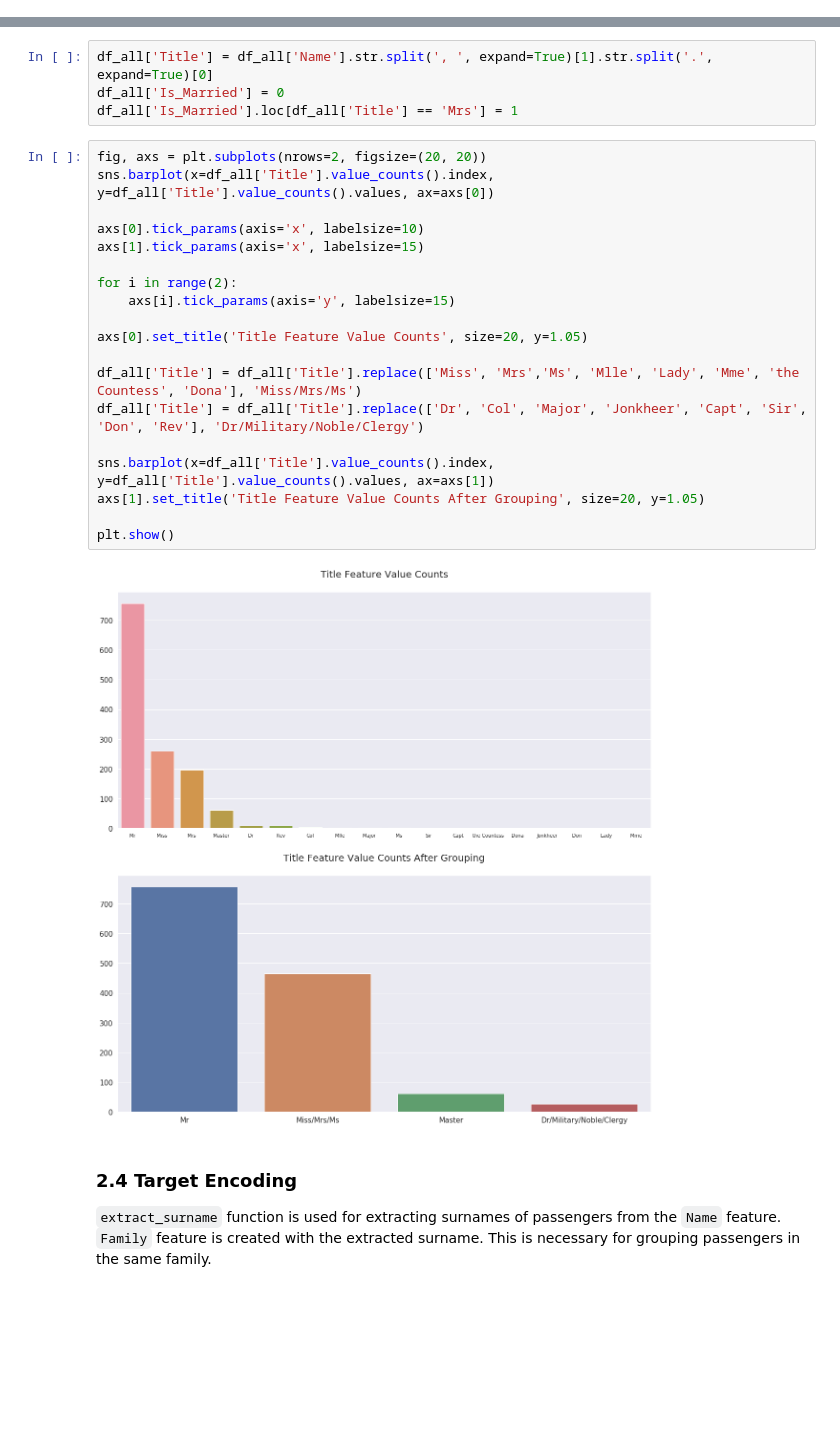
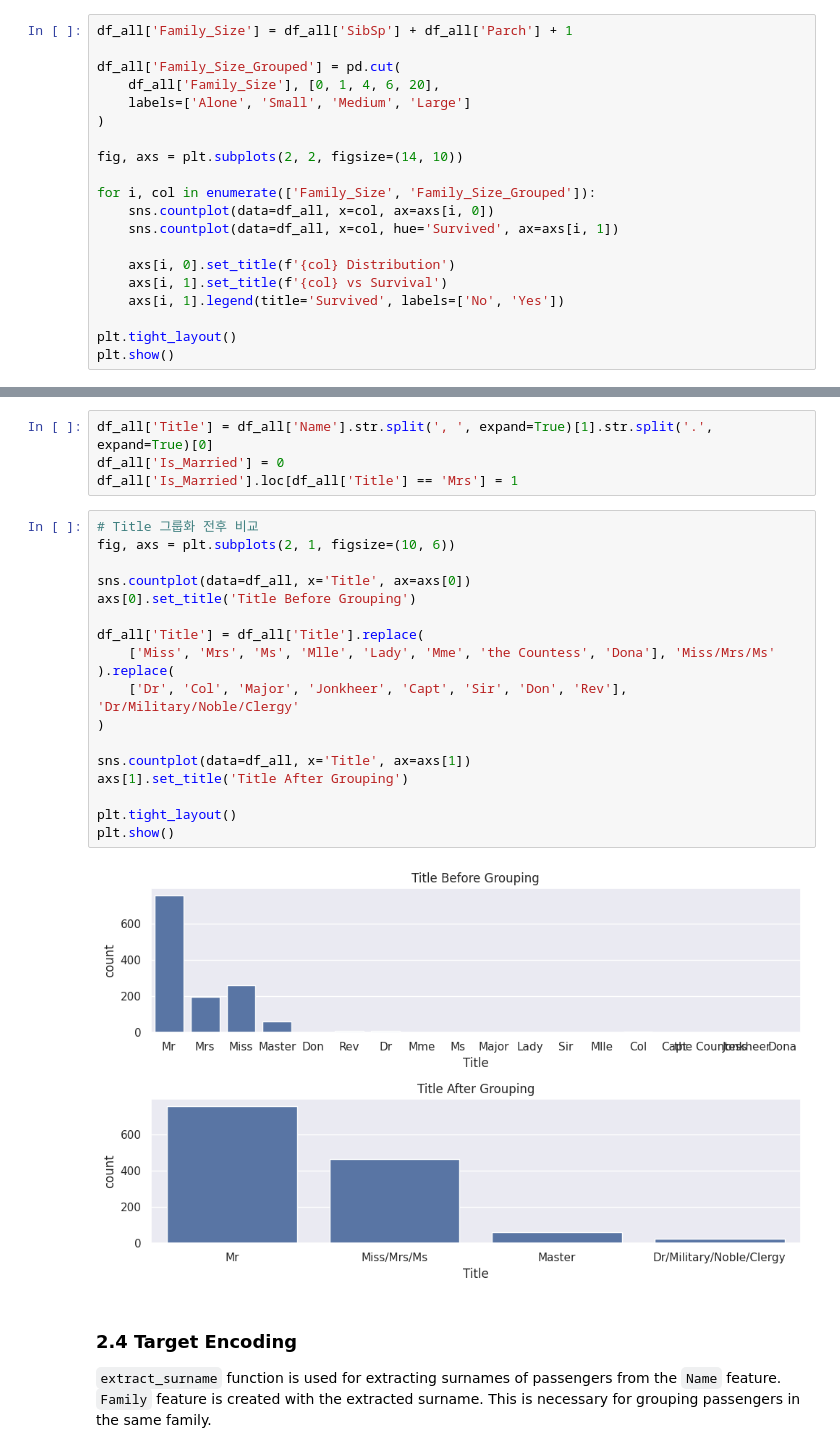
Before and after one commit to ancestor9/Scikit-learn-model-selection-evaluation, a Jupyter notebook: python for data analysis/titanic_advanced_feature_engineering_tutorial.ipynb, the cells around one changed output, grey strips where cells are left out. Drawn from its saved outputs; the diff is of its cells as text; blank space fills up the shorter version.

```diff
--- a/python for data analysis/titanic_advanced_feature_engineering_tutorial.ipynb
+++ b/python for data analysis/titanic_advanced_feature_engineering_tutorial.ipynb
@@ -713,0 +600,20 @@ plt.show()
+# %%
+df_all['Family_Size'] = df_all['SibSp'] + df_all['Parch'] + 1
+
+df_all['Family_Size_Grouped'] = pd.cut(
+    df_all['Family_Size'], [0, 1, 4, 6, 20],
+    labels=['Alone', 'Small', 'Medium', 'Large']
+)
+
+fig, axs = plt.subplots(2, 2, figsize=(14, 10))
+
+for i, col in enumerate(['Family_Size', 'Family_Size_Grouped']):
+    sns.countplot(data=df_all, x=col, ax=axs[i, 0])
+    sns.countplot(data=df_all, x=col, hue='Survived', ax=axs[i, 1])
+
+    axs[i, 0].set_title(f'{col} Distribution')
+    axs[i, 1].set_title(f'{col} vs Survival')
+    axs[i, 1].legend(title='Survived', labels=['No', 'Yes'])
+
+plt.tight_layout()
+plt.show()
@@ -721,26 +629,25 @@ df_all['Title'] = df_all['Name'].str.split(', ', expand=True)[1].str.split('.',
 df_all['Is_Married'] = 0
 df_all['Is_Married'].loc[df_all['Title'] == 'Mrs'] = 1
 # %%
-fig, axs = plt.subplots(nrows=2, figsize=(20, 20))
-sns.barplot(x=df_all['Title'].value_counts().index, y=df_all['Title'].value_counts().values, ax=axs[0])
+# Title 그룹화 전후 비교
+fig, axs = plt.subplots(2, 1, figsize=(10, 6))
 
-axs[0].tick_params(axis='x', labelsize=10)
-axs[1].tick_params(axis='x', labelsize=15)
+sns.countplot(data=df_all, x='Title', ax=axs[0])
+axs[0].set_title('Title Before Grouping')
 
-for i in range(2):
-    axs[i].tick_params(axis='y', labelsize=15)
+df_all['Title'] = df_all['Title'].replace(
+    ['Miss', 'Mrs', 'Ms', 'Mlle', 'Lady', 'Mme', 'the Countess', 'Dona'], 'Miss/Mrs/Ms'
+).replace(
+    ['Dr', 'Col', 'Major', 'Jonkheer', 'Capt', 'Sir', 'Don', 'Rev'], 'Dr/Military/Noble/Clergy'
+)
 
-axs[0].set_title('Title Feature Value Counts', size=20, y=1.05)
+sns.countplot(data=df_all, x='Title', ax=axs[1])
+axs[1].set_title('Title After Grouping')
 
-df_all['Title'] = df_all['Title'].replace(['Miss', 'Mrs','Ms', 'Mlle', 'Lady', 'Mme', 'the Countess', 'Dona'], 'Miss/Mrs/Ms')
-df_all['Title'] = df_all['Title'].replace(['Dr', 'Col', 'Major', 'Jonkheer', 'Capt', 'Sir', 'Don', 'Rev'], 'Dr/Military/Noble/Clergy')
-
-sns.barplot(x=df_all['Title'].value_counts().index, y=df_all['Title'].value_counts().values, ax=axs[1])
-axs[1].set_title('Title Feature Value Counts After Grouping', size=20, y=1.05)
-
+plt.tight_layout()
 plt.show()
 # %% [output]
-[figure, old version]
+[figure, new version]
 # %% [markdown]
 ### **2.4 Target Encoding**
 `extract_surname` function is used for extracting surnames of passengers from the `Name` feature. `Family` feature is created with the extracted surname. This is necessary for grouping passengers in the same family.
```
Also changed, not shown: parts of 82 cells of this notebook.
